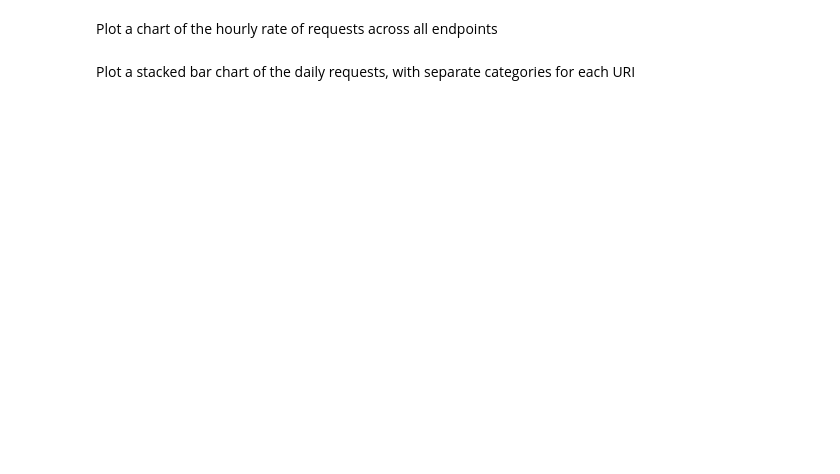
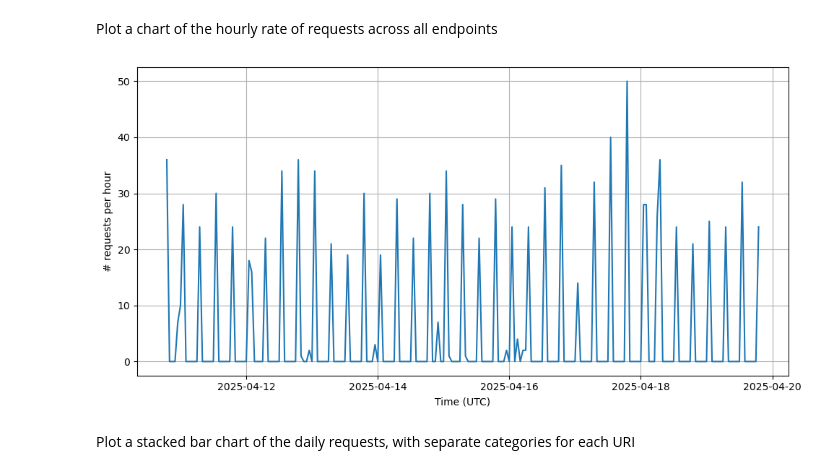
Before and after one commit to GeoscienceAustralia/nhi-process, a Jupyter notebook: analysis/usage/NHIRS usage stats.ipynb, the cells around one changed output. Drawn from its saved outputs; the diff is of its cells as text; code cells hidden in the pictures; blank space fills up the shorter version.

Commit message:
NHIRS usage stats

```diff
--- a/analysis/usage/NHIRS usage stats.ipynb
+++ b/analysis/usage/NHIRS usage stats.ipynb
@@ -49,3 +48,5 @@ filename = r"C:\Users\u12161\Downloads\NHIRS geoserver request logs.csv"
+# %%
+filename = r"X:\georisk\HaRIA_B_Wind\projects\NHIRS\2. DATA\1. Work Unit Assessment\Usage\20250430_NHIRS_log.csv"
 # %% [markdown]
 We restrict to a subset of the URIs, so we focus on those that are requesting the geoserver endpoints.
 # %%
@@ -106,11 +107,13 @@ def extractEvent(msg):
 df = pd.read_csv(filename)
 df['datetime'] = pd.to_datetime(df['date'] + ' ' + df['time'])
 df['event_id'] = df['query_string'].apply(extractEvent)
-df['layer'] = df['query_string'].apply(extractLayer)
+#df['layer'] = df['query_string'].apply(extractLayer)
 df['hour'] = df['datetime'].dt.floor("h")
 df['day'] = df['datetime'].dt.floor('d')
+df['layer'] = df['query_string'].str.extract("(WMS|WFS)")
 # Select the web service URIs:
 df = df.loc[df['uri'].isin(uris)]
 
+
 # Filter out my own IP (in fact this should be all GA addresses):
 df = df.loc[~df['request_ip'].str.startswith('124.47')]
@@ -119,3 +149,6 @@ df.head()
+# %%
+mask = (df['day'] > '2025-04-08') &(df['day'] <= '2025-04-19')
+df = df.loc[mask]
 # %% [markdown]
 Number of hits from each unique IP address
 # %%
@@ -129,13 +194,15 @@ Plot a chart of the hourly rate of requests across all endpoints
 # %%
 fig, ax = plt.subplots(1, 1, figsize=(10, 5))
 sns.lineplot(df.set_index('datetime').resample('h').size(), ax=ax, ) #marker='o', markersize=5)
 ax.set_ylabel("# requests per hour")
 ax.set_xlabel("Time (UTC)")
-dateloc = mdates.DayLocator(interval=5)
+dateloc = mdates.DayLocator(interval=2)
 datefmt = mdates.DateFormatter('%Y-%m-%d')
 ax.xaxis.set_major_locator(dateloc)
 ax.grid()
 fig.tight_layout()
+# %% [output]
+[figure, added]
 # %% [markdown]
 Plot a stacked bar chart of the daily requests, with separate categories for each URI
 # %%
```
Also changed, not shown: parts of 21 cells of this notebook.
